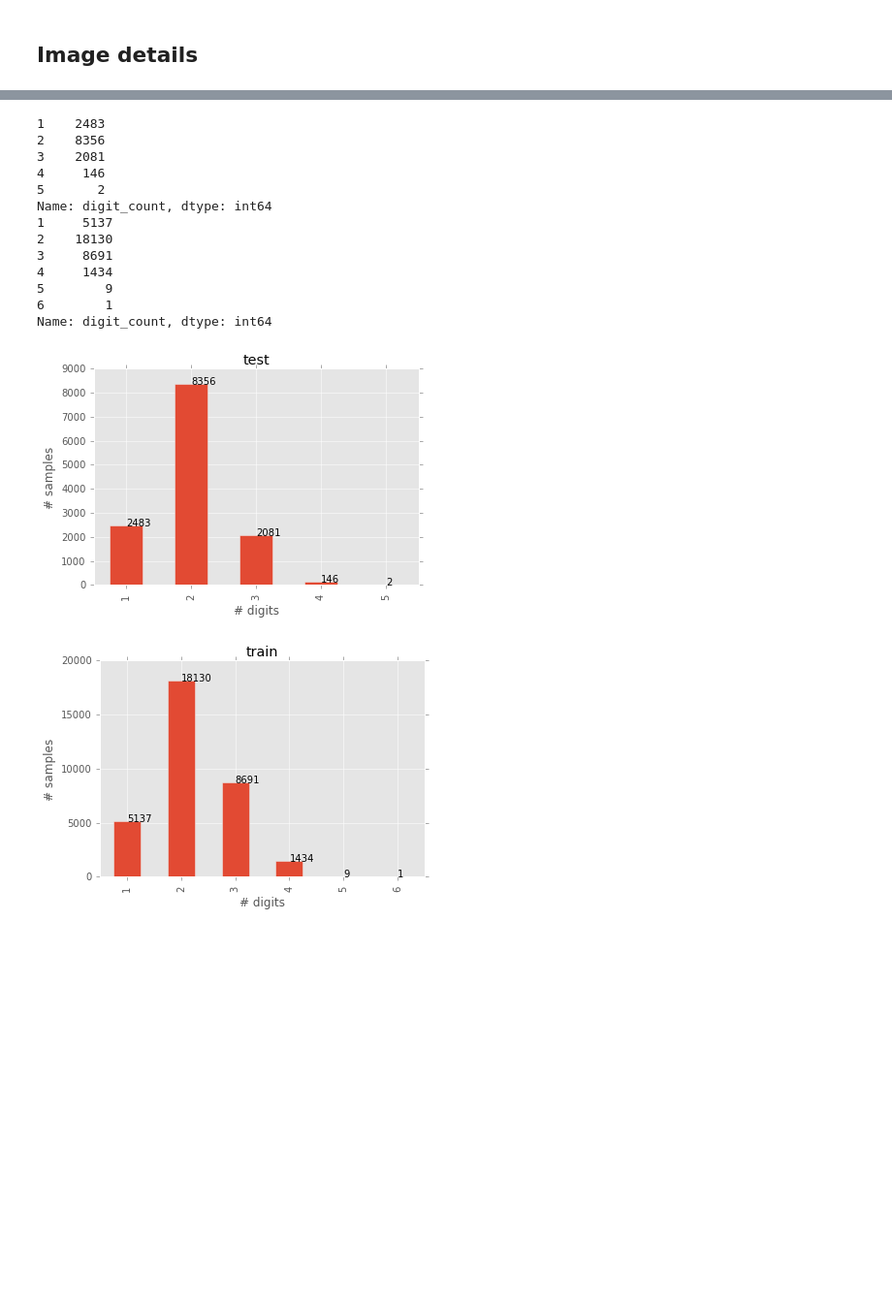
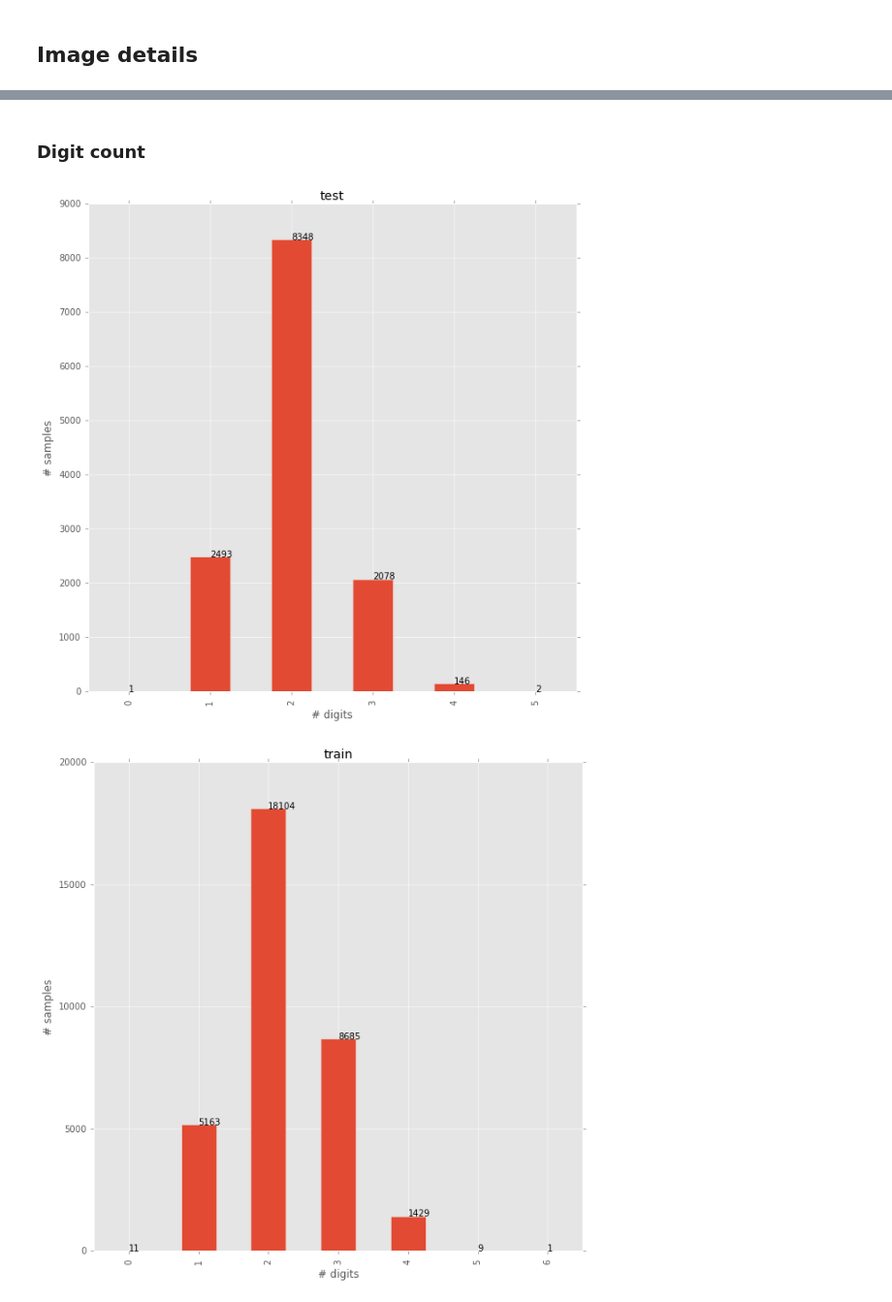
Before and after one commit to diegoalejogm/udacity-ml-nanodegree, a Jupyter notebook: projects/capstone/data_exploration.ipynb, the cells around one changed output, grey strips where cells are left out. Shown: that part at 97% size. Cells and saved outputs as stored; diff of their text form; code cells hidden in the pictures; blank space fills up the shorter version.

```diff
--- a/projects/capstone/data_exploration.ipynb
+++ b/projects/capstone/data_exploration.ipynb
@@ -70,0 +130,3 @@ It is important to notice that images may have different sizes. They could also
+# %%
+for dsname, source in sources.iteritems():
+    print dsname, '\n', source['image_size_df'].std(), '\n'
@@ -70,0 +148,3 @@ It is important to notice that images may have different sizes. They could also
+# %%
+for dsname, source in sources.iteritems():
+    print dsname, '\n',  source['image_size_df'].mean(), '\n'
@@ -268,38 +268,28 @@ from pandas import Series
+# %%
+with open('dataset.pickle', 'rb') as f:
+    dataset = pickle.load(f)
+# %% [markdown]
+### Digit count
+# %%
+def image_digitcount_df(ds):
+    d = {'d_count':np.sum(ds['lefts'] > 0, axis=1)}
+    df = DataFrame(data=d, index=ds['images'])
+    return df
 # %%
-import matplotlib.pyplot as plt
-%matplotlib inline
-plt.style.use('ggplot')
-
-
-for key, source in sources.iteritems():
-    df = source['image_labels_df']
-    df['digit_count'] = df['labels'].str.len()
-    digit_count = df['digit_count'].value_counts().sort_index()
+for dsname, ds in dataset.iteritems():
+    df = image_digitcount_df(ds)
+    digit_count = df['d_count'].value_counts().sort_index()
 
     plt.figure()
-    plt.title(key)
+    plt.title(dsname)
     plt.xlabel('# digits')
     plt.ylabel('# samples')
 
     for i, label in enumerate(list(digit_count.index)):
         score = digit_count.ix[label]
         plt.annotate(str(score), (i, score))
 
-    print digit_count
     digit_count.plot(kind='bar')
 # %% [output]
-1    2483
-2    8356
-3    2081
-4     146
-5       2
-Name: digit_count, dtype: int64
-1     5137
-2    18130
-3     8691
-4     1434
-5        9
-6        1
-Name: digit_count, dtype: int64
-[figure, old version]
+[figure, new version]
-[figure, old version]
+[figure, new version]
```
Also changed, not shown: parts of 41 cells of this notebook.
